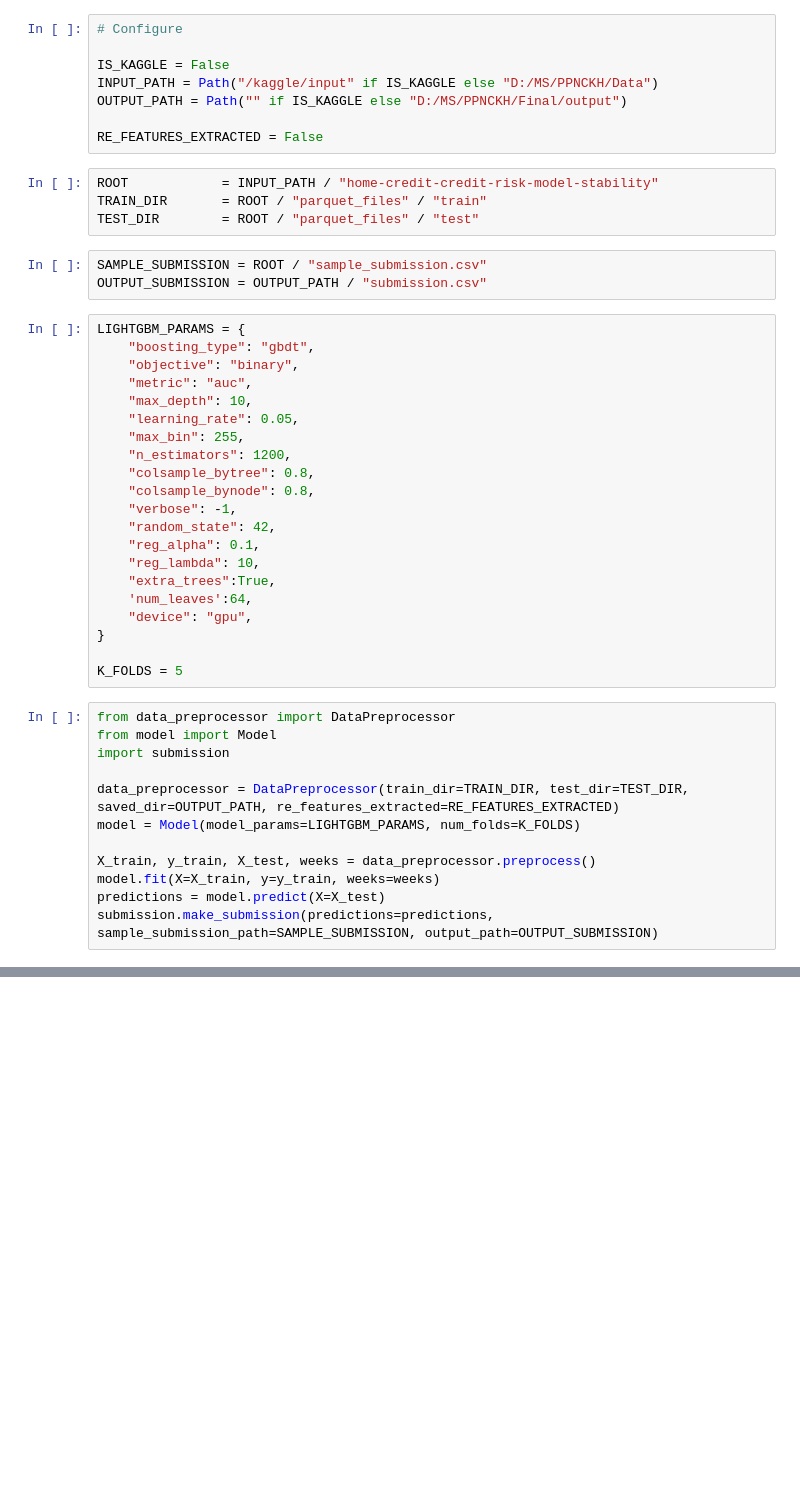
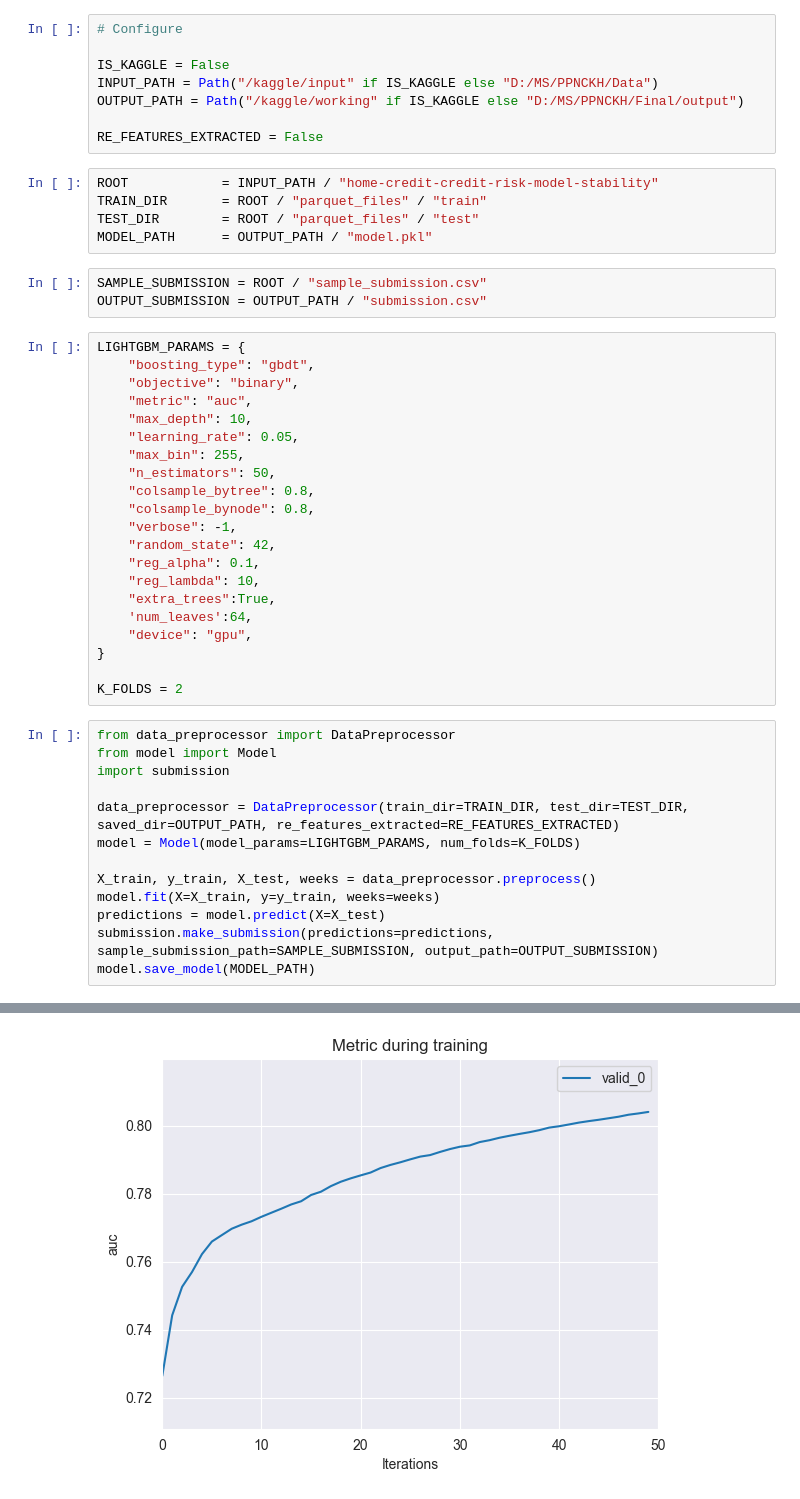
Before and after one commit to thanhbuigithub/Kaggle_HomeCredit, a Jupyter notebook: inferrence.ipynb, the cells around one changed output, grey strips where cells are left out. Cells and saved outputs as stored; diff of their text form; blank space fills up the shorter version.

Commit message:
feat: update save_model and load_model

```diff
--- a/inferrence.ipynb
+++ b/inferrence.ipynb
@@ -5,13 +5,14 @@ from pathlib import Path
 
 IS_KAGGLE = False
 INPUT_PATH = Path("/kaggle/input" if IS_KAGGLE else "D:/MS/PPNCKH/Data")
-OUTPUT_PATH = Path("" if IS_KAGGLE else "D:/MS/PPNCKH/Final/output")
+OUTPUT_PATH = Path("/kaggle/working" if IS_KAGGLE else "D:/MS/PPNCKH/Final/output")
 
 RE_FEATURES_EXTRACTED = False
 # %%
 ROOT            = INPUT_PATH / "home-credit-credit-risk-model-stability"
 TRAIN_DIR       = ROOT / "parquet_files" / "train"
 TEST_DIR        = ROOT / "parquet_files" / "test"
+MODEL_PATH      = OUTPUT_PATH / "model.pkl"
 # %%
 SAMPLE_SUBMISSION = ROOT / "sample_submission.csv"
 OUTPUT_SUBMISSION = OUTPUT_PATH / "submission.csv"
@@ -23,7 +24,7 @@ LIGHTGBM_PARAMS = {
     "max_depth": 10,
     "learning_rate": 0.05,
     "max_bin": 255,
-    "n_estimators": 1200,
+    "n_estimators": 50,
     "colsample_bytree": 0.8,
     "colsample_bynode": 0.8,
     "verbose": -1,
@@ -35,7 +36,7 @@ LIGHTGBM_PARAMS = {
     "device": "gpu",
 }
 
-K_FOLDS = 5
+K_FOLDS = 2
 # %%
 from data_preprocessor import DataPreprocessor
 from model import Model
@@ -48,6 +49,7 @@ X_train, y_train, X_test, weeks = data_preprocessor.preprocess()
 model.fit(X=X_train, y=y_train, weeks=weeks)
 predictions = model.predict(X=X_test)
 submission.make_submission(predictions=predictions, sample_submission_path=SAMPLE_SUBMISSION, output_path=OUTPUT_SUBMISSION)
+model.save_model(MODEL_PATH)
 # %% [output]
 --- Create dataframes:
 Reading the saved features training data ...
@@ -69,0 +71 @@ KeyboardInterrupt:
+[figure, added]
```
Also changed, not shown: parts of 1 cell of this notebook, 1 other file.
